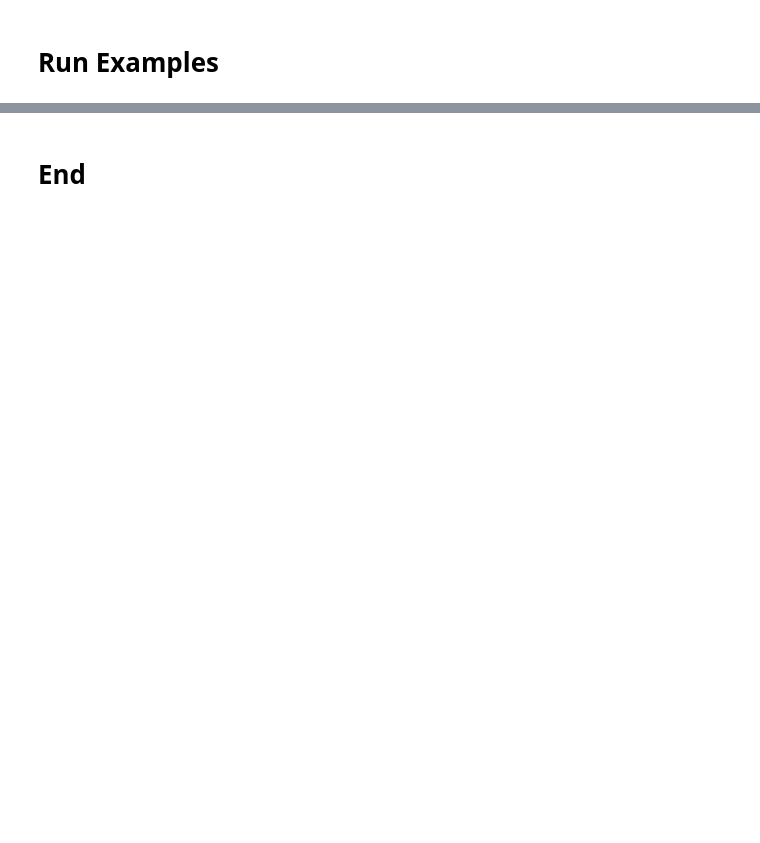
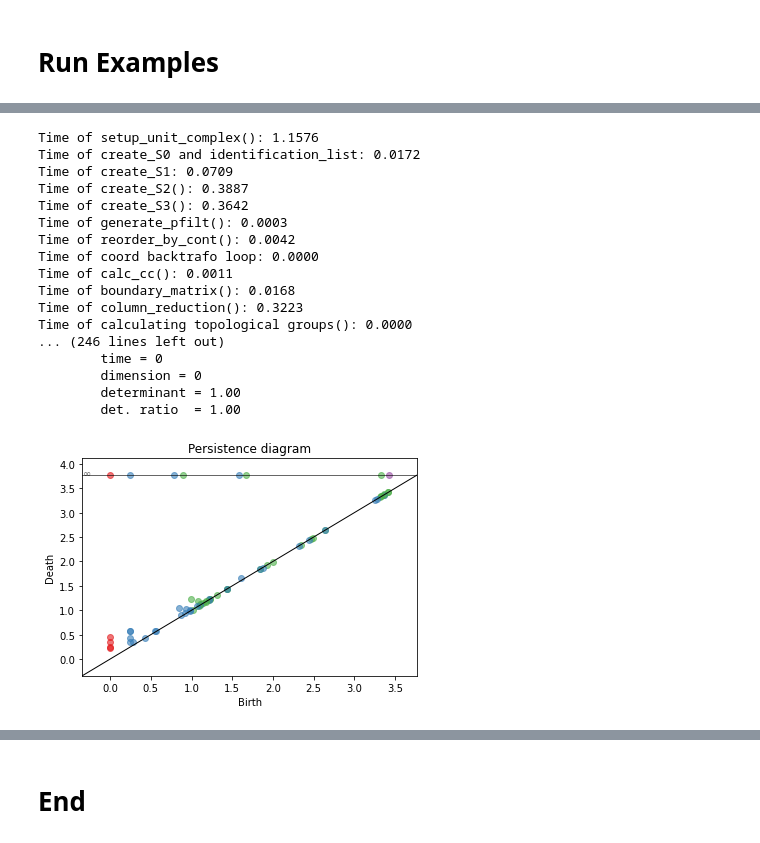
Before and after one commit to Chiara-ra/Masterthesis-Mathematics, a Jupyter notebook: Work_3d.ipynb, the cells around one changed output, grey strips where cells are left out. Drawn from its saved outputs; the diff is of its cells as text; code cells hidden in the pictures; blank space fills up the shorter version.

```diff
--- a/Work_3d.ipynb
+++ b/Work_3d.ipynb
@@ -1350,0 +1360,38 @@ Betti numbers
+# %%
+# torus knot example
+p = 3
+q = 1 # neq p
+res = 20
+points = ex.torus_knot(p=p, q=q, dim=3, res=res)
+"""
+! ! !
+There is an error in the setting of p=15 and q=2 (res=30, I believe).
+Check this out!!
+
+! ! !
+For  p=11, q=2, res=30, many components jump in dimension like this:
+ 0 -> 1 -> 0 -> 1
+Should this be possible?
+"""
+torus_knot_example = ExamplePrint(points, a=1, b=1, c=1)
+torus_knot_example.calculate_pph()
+torus_knot_example.plot()
+# %% [output]
+Time of setup_unit_complex(): 1.1576
+Time of create_S0 and identification_list: 0.0172
+Time of create_S1: 0.0709
+Time of create_S2(): 0.3887
+Time of create_S3(): 0.3642
+Time of generate_pfilt(): 0.0003
+Time of reorder_by_cont(): 0.0042
+Time of coord backtrafo loop: 0.0000
+Time of calc_cc(): 0.0011
+Time of boundary_matrix(): 0.0168
+Time of column_reduction(): 0.3223
+Time of calculating topological groups(): 0.0000
+... (246 lines left out)
+        time = 0
+        dimension = 0
+        determinant = 1.00
+        det. ratio  = 1.00
+[figure, added]
```
Also changed, not shown: parts of 21 cells of this notebook, 2 other files.
